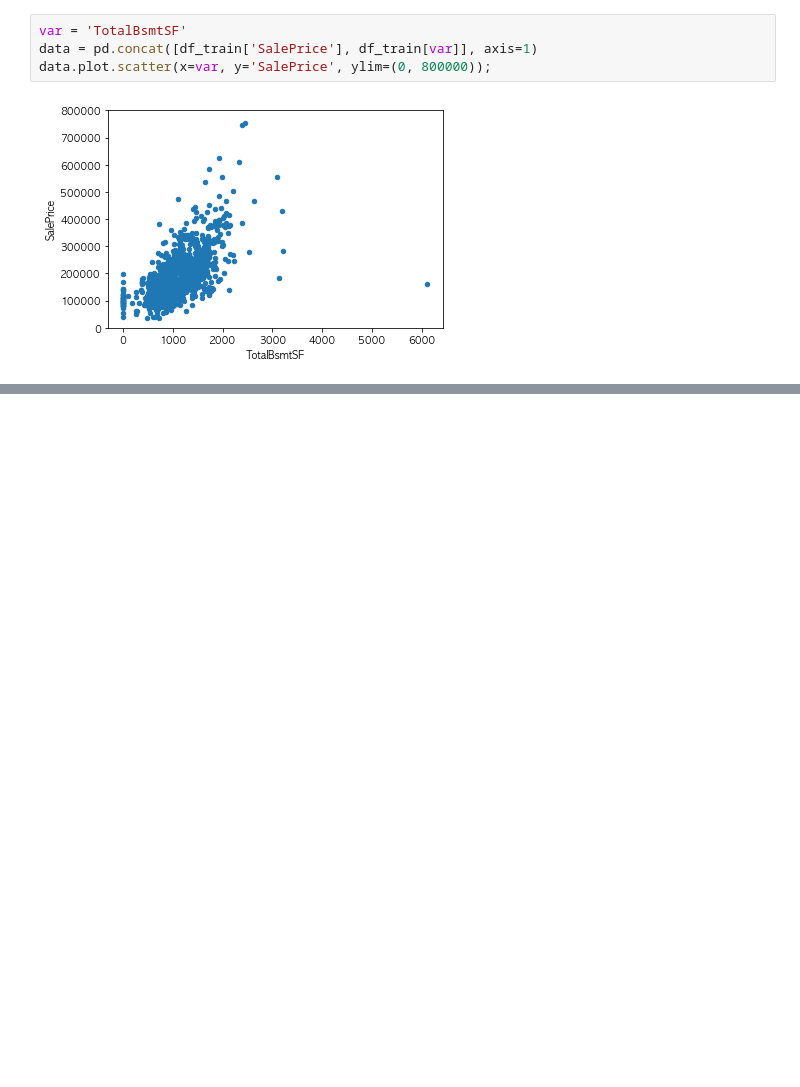
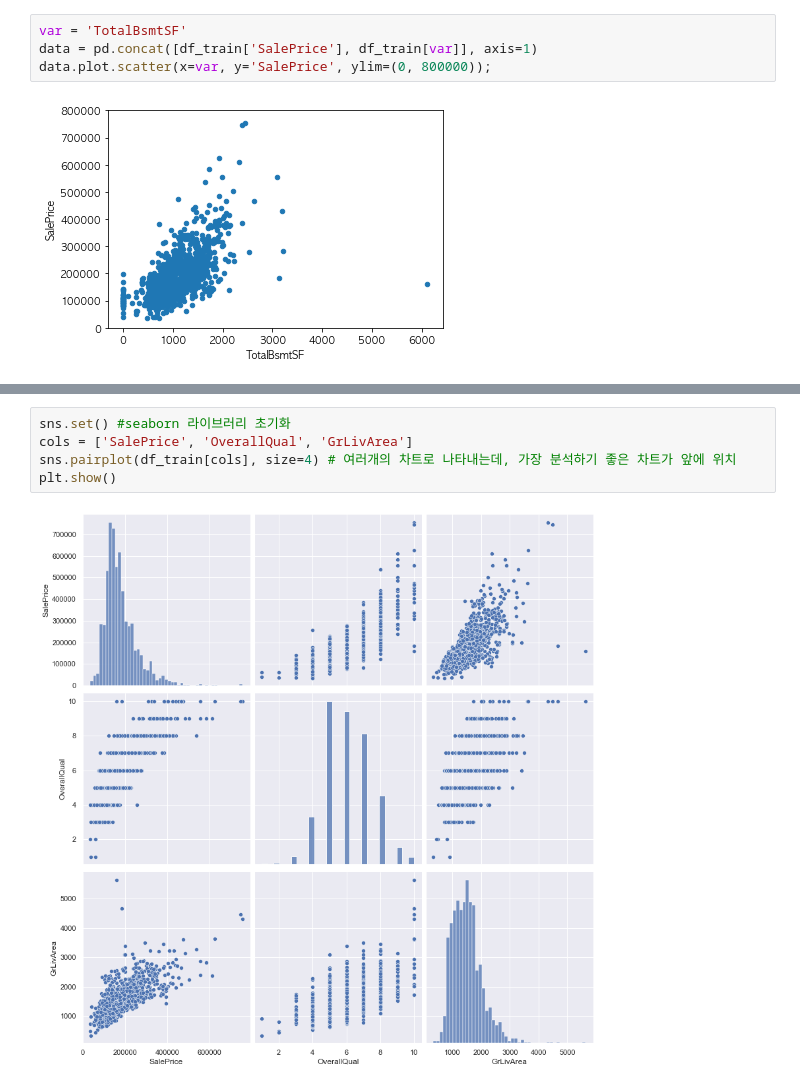
Before and after one commit to yu04038/DataProcess-Analysis, a Jupyter notebook: 8월 17일(2).ipynb, the cells around one changed output, grey strips where cells are left out. Cells and saved outputs as stored; diff of their text form; blank space fills up the shorter version.

```diff
--- a/8월 17일(2).ipynb
+++ b/8월 17일(2).ipynb
@@ -113,0 +158,7 @@ fig.axis(ymin=0, ymax=800000)
+# %%
+sns.set() #seaborn 라이브러리 초기화
+cols = ['SalePrice', 'OverallQual', 'GrLivArea']
+sns.pairplot(df_train[cols], size=4) # 여러개의 차트로 나타내는데, 가장 분석하기 좋은 차트가 앞에 위치
+plt.show()
+# %% [output]
+[figure, added]
```
Also changed, not shown: parts of 4 cells of this notebook.
